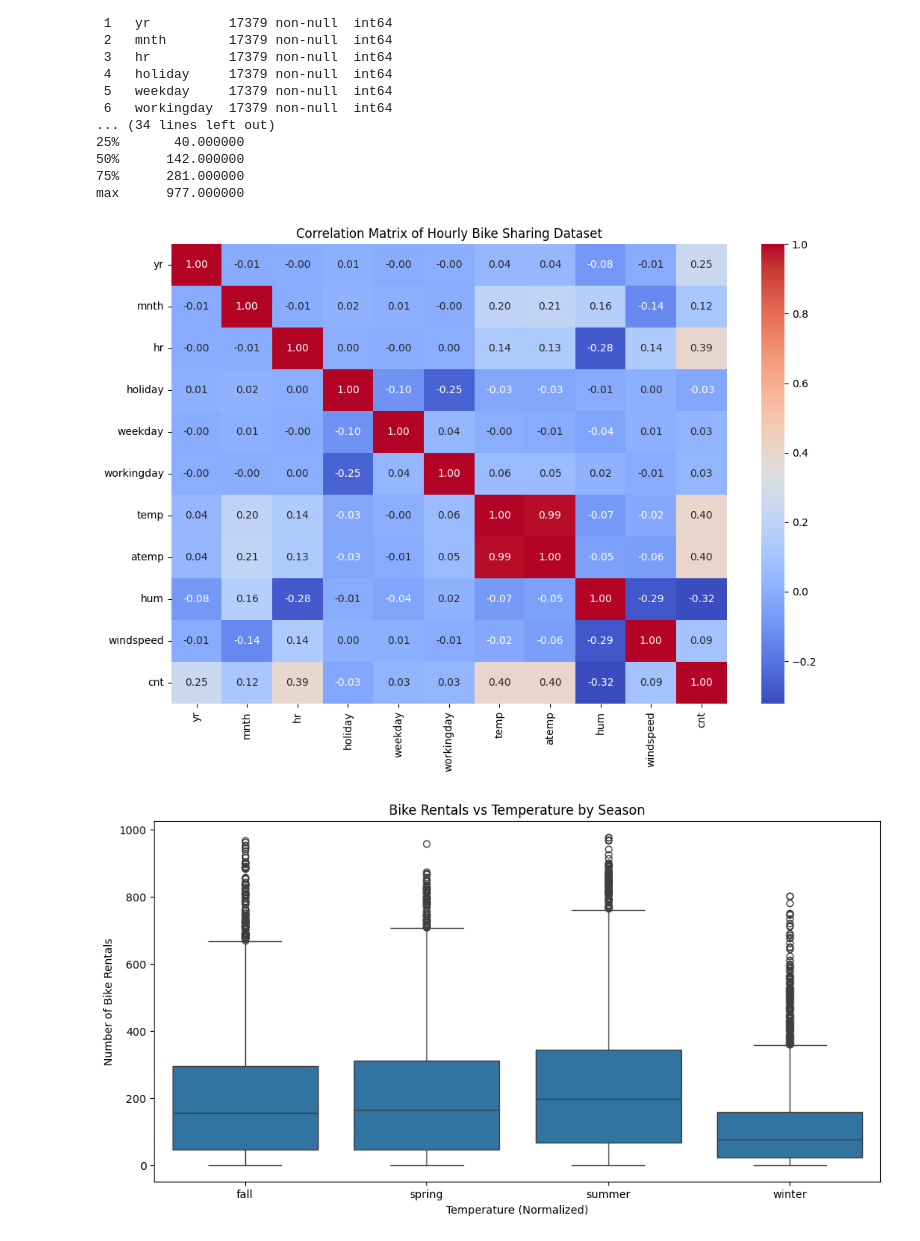
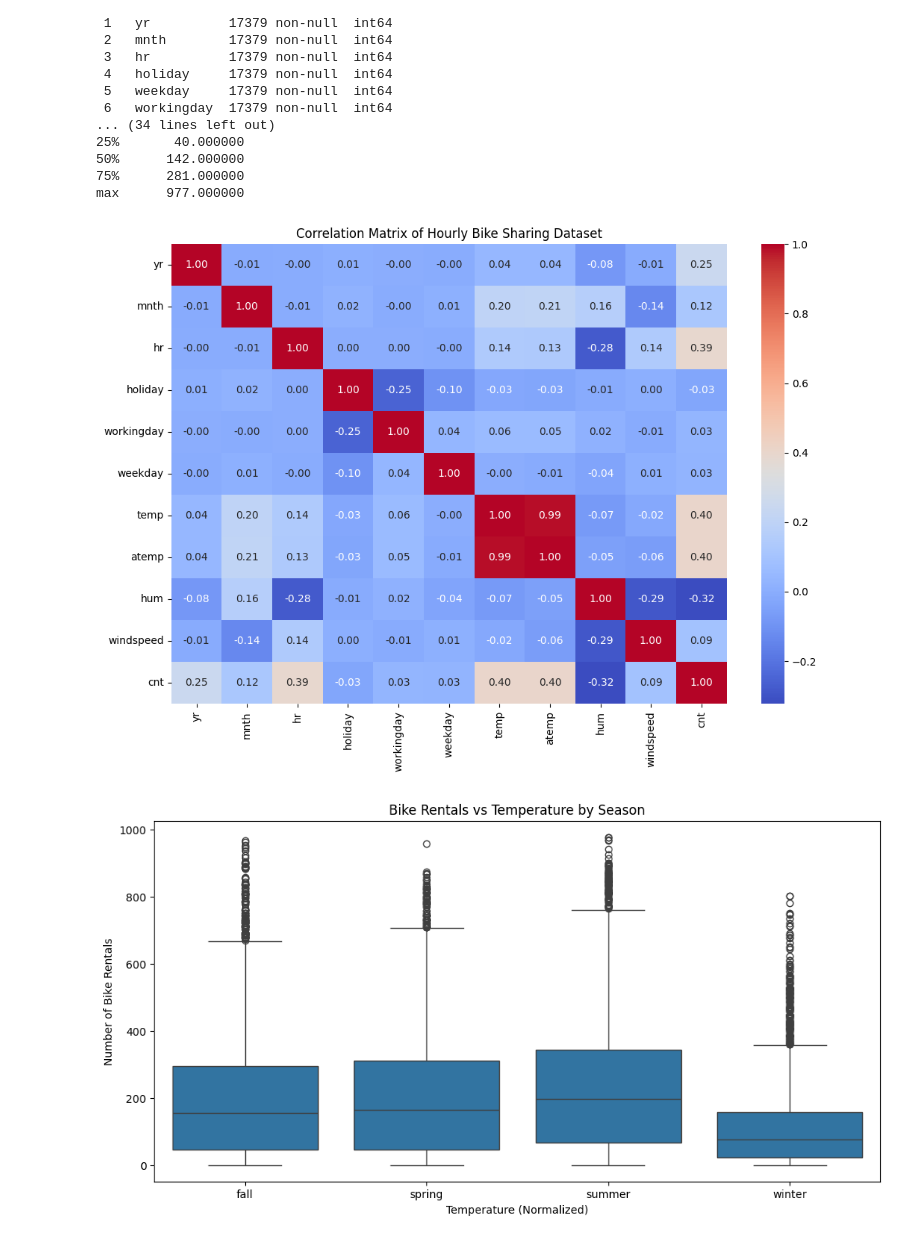
Before and after one commit to mwpersson/mini-project-1, a Jupyter notebook: notebooks/01_exploration.ipynb, the cells around one changed output. Drawn from its saved outputs; the diff is of its cells as text; code cells hidden in the pictures.

Commit message:
add readme, minor fix to correlation matrix in data exploration

```diff
--- a/notebooks/01_exploration.ipynb
+++ b/notebooks/01_exploration.ipynb
@@ -53,13 +53,13 @@ Data columns (total 13 columns):
 max      977.000000
 # %%
 # Correlation matrix
-corr_matrix = hourly_bike.corr()
+corr_matrix = hourly_bike[['yr','mnth','hr','holiday','workingday','weekday','temp','atemp','hum','windspeed','cnt']].corr()
 plt.figure(figsize=(12, 8))
 sns.heatmap(corr_matrix, annot=True, fmt=".2f", cmap='coolwarm')
 plt.title('Correlation Matrix of Hourly Bike Sharing Dataset')
 plt.show()
 # %% [output]
-[figure, old version]
+[figure, new version]
 # %%
 # Boxplot for bike rentals vs temperature outliers
 plt.figure(figsize=(12, 6))
```
Also changed, not shown: 1 other file.
